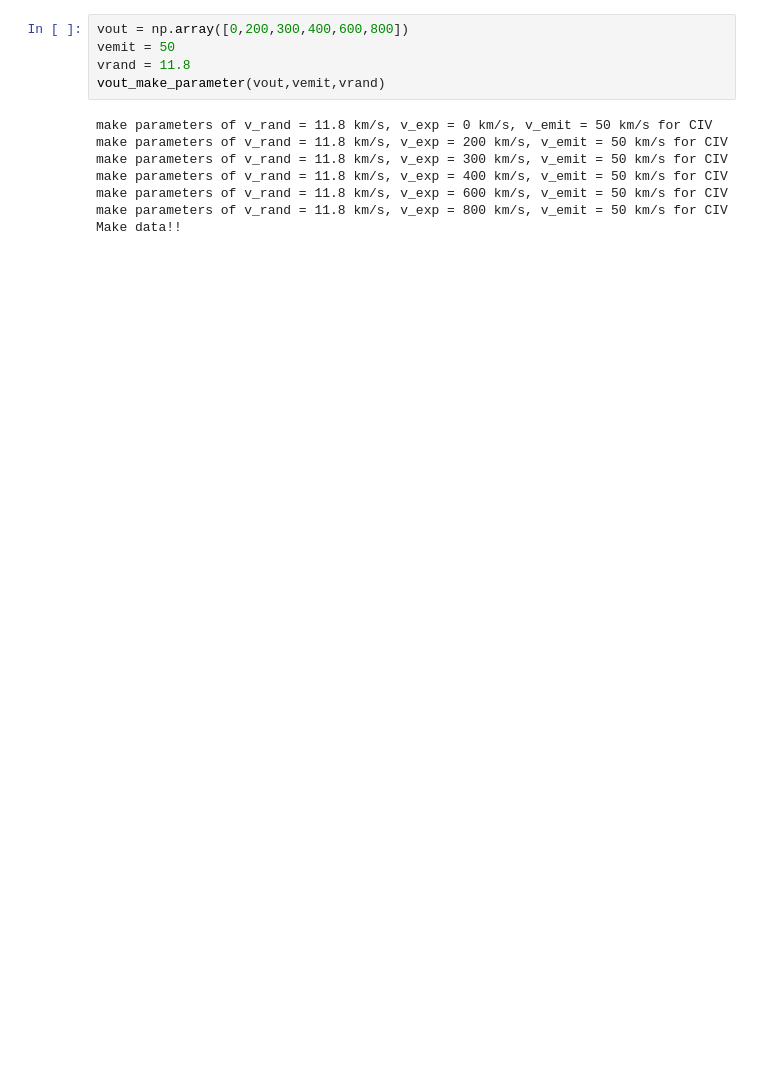
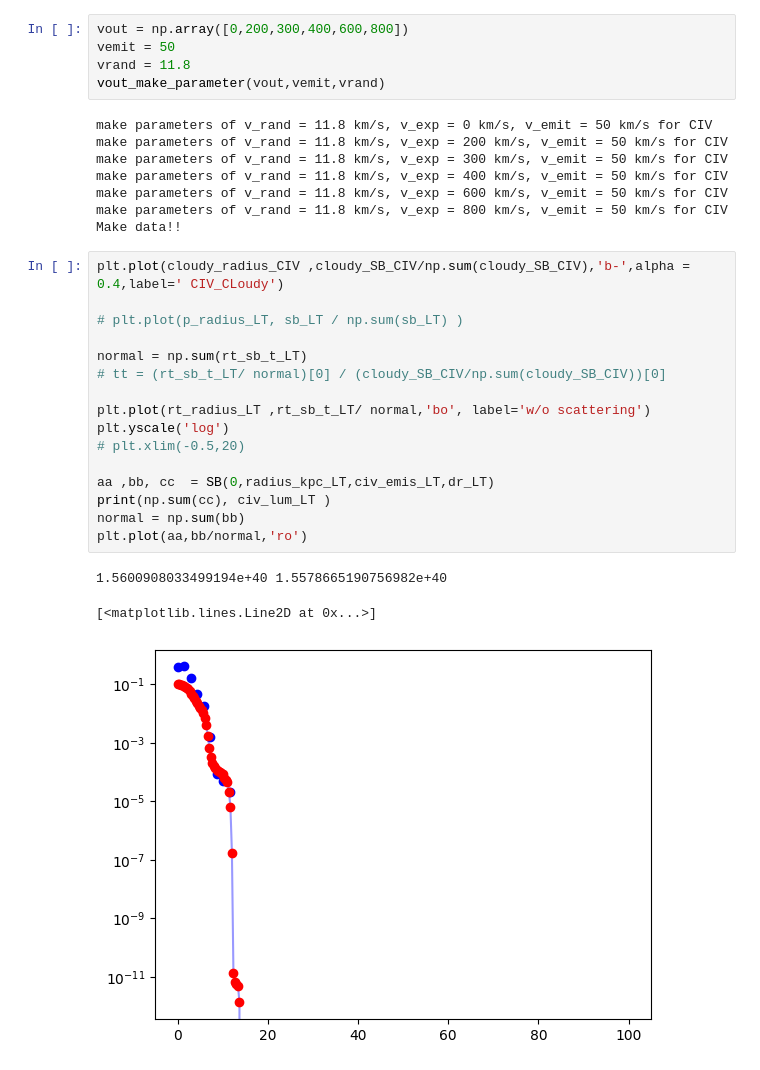
Before and after one commit to jin981016/Data_CIV_code_python, a Jupyter notebook: sb_cloudy/SB_plot.ipynb, the cells around one changed output. Saved outputs shown, nothing was run; the diff lists cells and outputs as text; blank space fills up the shorter version.

```diff
--- a/sb_cloudy/SB_plot.ipynb
+++ b/sb_cloudy/SB_plot.ipynb
@@ -339,6 +352,26 @@ make parameters of v_rand = 11.8 km/s, v_exp = 400 km/s, v_emit = 50 km/s for CI
 make parameters of v_rand = 11.8 km/s, v_exp = 600 km/s, v_emit = 50 km/s for CIV
 make parameters of v_rand = 11.8 km/s, v_exp = 800 km/s, v_emit = 50 km/s for CIV
 Make data!!
+# %%
+plt.plot(cloudy_radius_CIV ,cloudy_SB_CIV/np.sum(cloudy_SB_CIV),'b-',alpha = 0.4,label=' CIV_CLoudy')
+
+# plt.plot(p_radius_LT, sb_LT / np.sum(sb_LT) )
+
+normal = np.sum(rt_sb_t_LT)
+# tt = (rt_sb_t_LT/ normal)[0] / (cloudy_SB_CIV/np.sum(cloudy_SB_CIV))[0]
+
+plt.plot(rt_radius_LT ,rt_sb_t_LT/ normal,'bo', label='w/o scattering')
+plt.yscale('log')
+# plt.xlim(-0.5,20)
+
+aa ,bb, cc  = SB(0,radius_kpc_LT,civ_emis_LT,dr_LT)
+print(np.sum(cc), civ_lum_LT )
+normal = np.sum(bb)
+plt.plot(aa,bb/normal,'ro')
+# %% [output]
+1.5600908033499194e+40 1.5578665190756982e+40
+[<matplotlib.lines.Line2D at 0x...>]
+[figure, added]
 # %%
 fig = plt.figure(1,figsize=(21,6))
 
```
Also changed, not shown: parts of 16 cells of this notebook.
